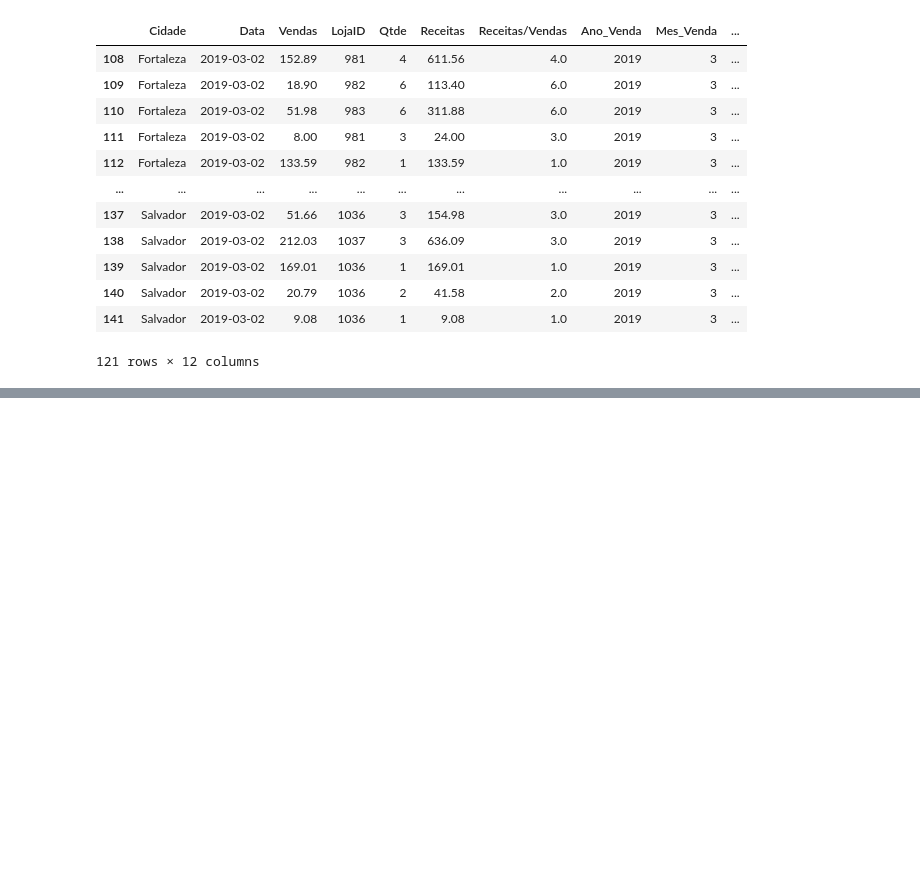
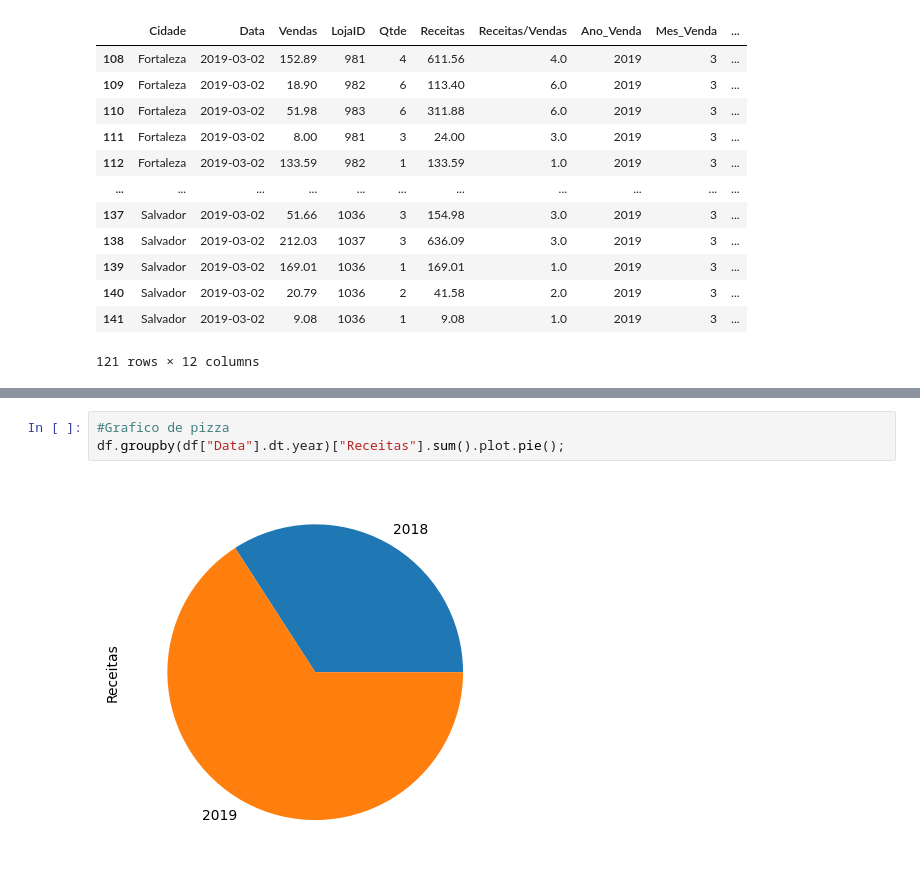
Before and after one commit to W1ndeck/Bootcamp-Unimed-BH, a Jupyter notebook: arquivos_excel..ipynb, the cells around one changed output, grey strips where cells are left out. Drawn from its saved outputs; the diff is of its cells as text; blank space fills up the shorter version.

```diff
--- a/arquivos_excel..ipynb
+++ b/arquivos_excel..ipynb
@@ -247,0 +285,5 @@ vendas_marco_19
+# %%
+#Grafico de pizza
+df.groupby(df["Data"].dt.year)["Receitas"].sum().plot.pie();
+# %% [output]
+[figure, added]
```
Also changed, not shown: parts of 8 cells of this notebook.
